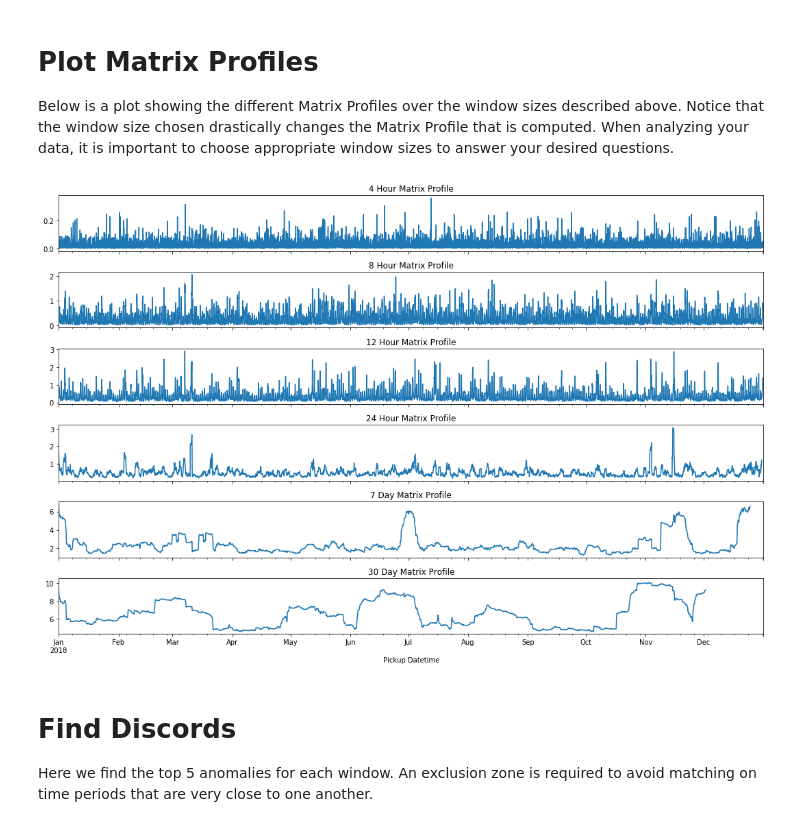
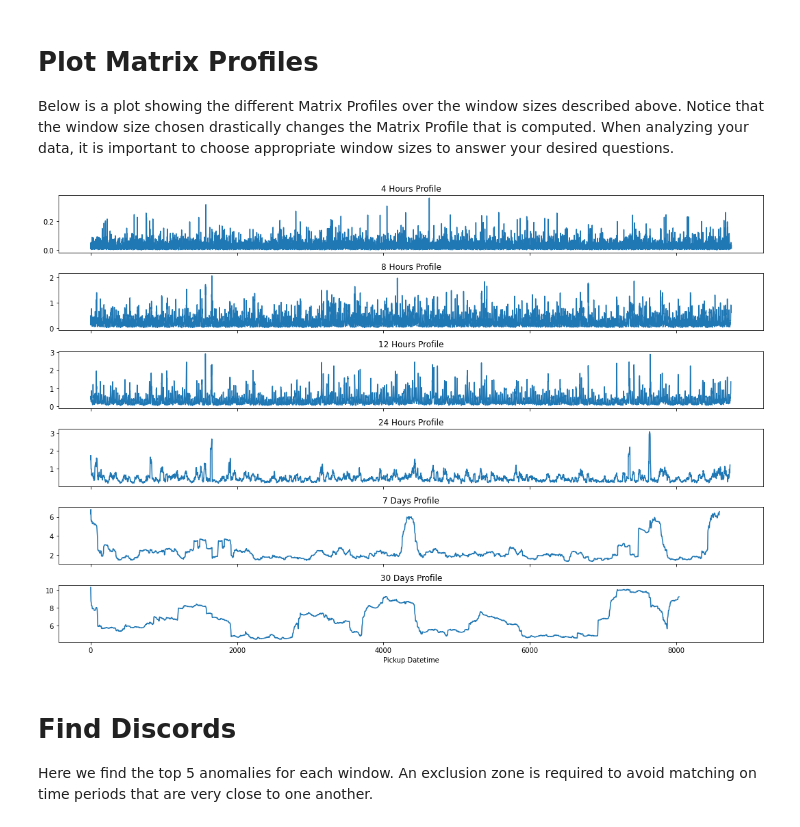
Before and after one commit to matrix-profile-foundation/article-matrix-profile-intro, a Jupyter notebook: Matrix Profile Example.ipynb, the cells around one changed output. Cells and saved outputs as stored; diff of their text form; code cells hidden in the pictures.

```diff
--- a/Matrix Profile Example.ipynb
+++ b/Matrix Profile Example.ipynb
@@ -87,21 +89,21 @@ for label, window_size in windows:
 # Plot Matrix Profiles
 
 Below is a plot showing the different Matrix Profiles over the window sizes described above. Notice that the window size chosen drastically changes the Matrix Profile that is computed. When analyzing your data, it is important to choose appropriate window sizes to answer your desired questions.
-# %%
-#Plot the signal data
-fig, axes = plt.subplots(6,1,sharex=True,figsize=(15,10))
-
-df['4 Hours Profile'].plot(ax=axes[0], title='4 Hour Matrix Profile')
-df['8 Hours Profile'].plot(ax=axes[1], title='8 Hour Matrix Profile')
-df['12 Hours Profile'].plot(ax=axes[2], title='12 Hour Matrix Profile')
-df['24 Hours Profile'].plot(ax=axes[3], title='24 Hour Matrix Profile')
-df['7 Days Profile'].plot(ax=axes[4], title='7 Day Matrix Profile')
-df['30 Days Profile'].plot(ax=axes[5], title='30 Day Matrix Profile')
-plt.xlabel('Pickup Datetime')
-plt.tight_layout()
-plt.show()
-# %% [output]
-[figure, removed]
+# %%
+#Plot the signal data
+fig, axes = plt.subplots(6,1,sharex=True,figsize=(15,10))
+
+for ax_idx, window in enumerate(windows):
+    key = '{} Profile'.format(window[0])
+    profile = profiles[key]
+    axes[ax_idx].plot(profile['mp'])
+    axes[ax_idx].set_title(key)
+
+plt.xlabel('Pickup Datetime')
+plt.tight_layout()
+plt.show()
+# %% [output]
+[figure, added]
 # %% [markdown]
 # Find Discords
 
```
Also changed, not shown: parts of 11 cells of this notebook, 2 other files.
